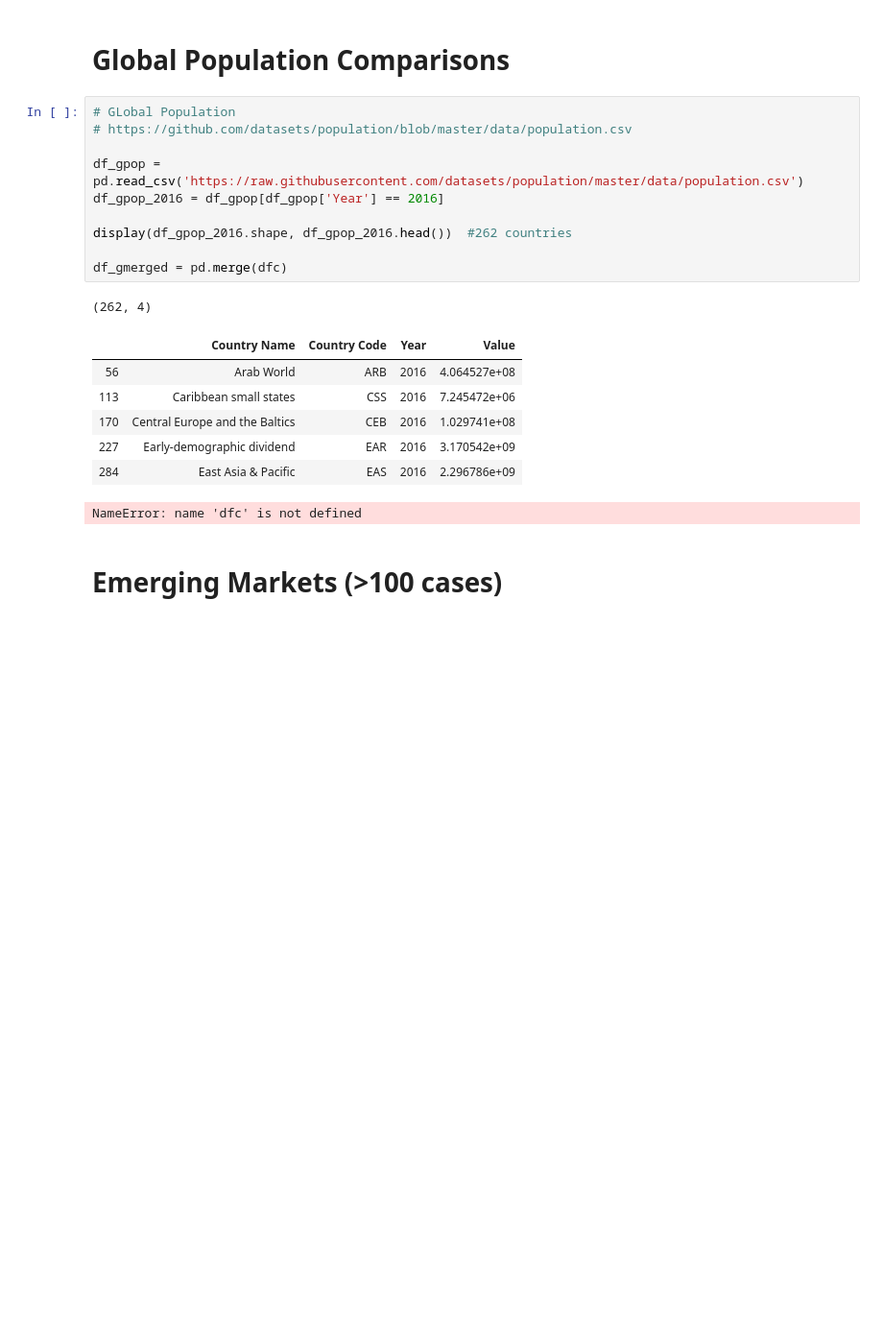
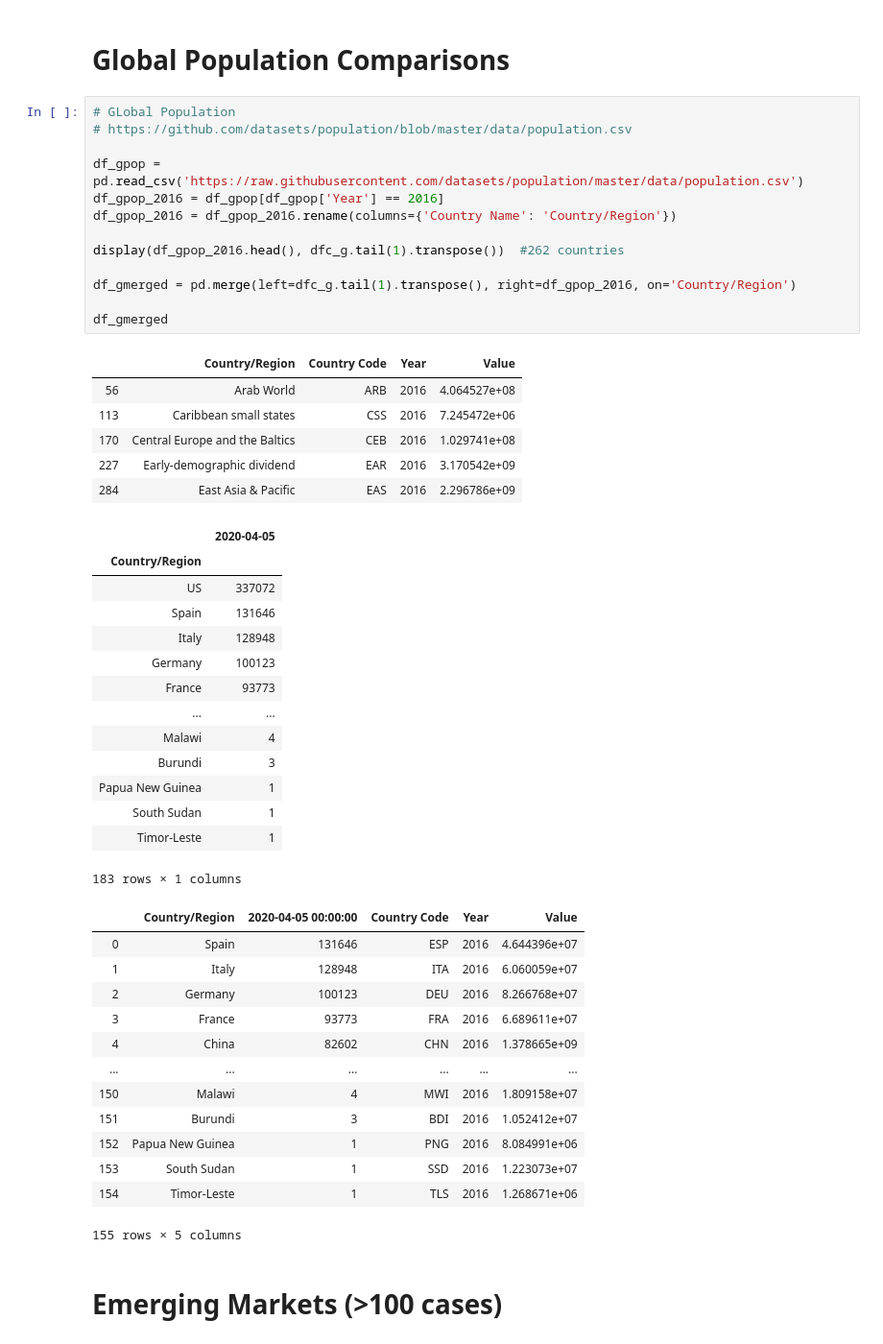
Before and after one commit to dougfoo/machineLearning, a Jupyter notebook: covid/COVID-global-working.ipynb, the cells around one changed output. Shown at 96% size. Saved outputs shown, nothing was run; the diff lists cells and outputs as text; blank space fills up the shorter version.

```diff
--- a/covid/COVID-global-working.ipynb
+++ b/covid/COVID-global-working.ipynb
@@ -455,22 +457,50 @@ df_roll.iloc[:,-28:].transpose().apply(np.log).plot(figsize=(14,8),title='rollin
 # %%
 # GLobal Population
 # https://github.com/datasets/population/blob/master/data/population.csv
 
 df_gpop = pd.read_csv('https://raw.githubusercontent.com/datasets/population/master/data/population.csv')
 df_gpop_2016 = df_gpop[df_gpop['Year'] == 2016]
+df_gpop_2016 = df_gpop_2016.rename(columns={'Country Name': 'Country/Region'})
 
-display(df_gpop_2016.shape, df_gpop_2016.head())  #262 countries
+display(df_gpop_2016.head(), dfc_g.tail(1).transpose())  #262 countries
 
-df_gmerged = pd.merge(dfc)
+df_gmerged = pd.merge(left=dfc_g.tail(1).transpose(), right=df_gpop_2016, on='Country/Region')
+
+df_gmerged
 # %% [output]
+|  | Country/Region | Country Code | Year | Value |
+| 56 | Arab World | ARB | 2016 | 4.064527e+08 |
+| 113 | Caribbean small states | CSS | 2016 | 7.245472e+06 |
+| 170 | Central Europe and the Baltics | CEB | 2016 | 1.029741e+08 |
+| 227 | Early-demographic dividend | EAR | 2016 | 3.170542e+09 |
+| 284 | East Asia & Pacific | EAS | 2016 | 2.296786e+09 |
+|  | 2020-04-05 |
+| Country/Region |  |
+| US | 337072 |
+| Spain | 131646 |
+| Italy | 128948 |
+| Germany | 100123 |
+| France | 93773 |
+| ... | ... |
+| Malawi | 4 |
+| Burundi | 3 |
+| Papua New Guinea | 1 |
+| South Sudan | 1 |
+| Timor-Leste | 1 |
-(262, 4)
+183 rows × 1 columns
-|  | Country Name | Country Code | Year | Value |
-| 56 | Arab World | ARB | 2016 | 4.064527e+08 |
-| 113 | Caribbean small states | CSS | 2016 | 7.245472e+06 |
-| 170 | Central Europe and the Baltics | CEB | 2016 | 1.029741e+08 |
-| 227 | Early-demographic dividend | EAR | 2016 | 3.170542e+09 |
-| 284 | East Asia & Pacific | EAS | 2016 | 2.296786e+09 |
+|  | Country/Region | 2020-04-05 00:00:00 | Country Code | Year | Value |
+| 0 | Spain | 131646 | ESP | 2016 | 4.644396e+07 |
+| 1 | Italy | 128948 | ITA | 2016 | 6.060059e+07 |
+| 2 | Germany | 100123 | DEU | 2016 | 8.266768e+07 |
+| 3 | France | 93773 | FRA | 2016 | 6.689611e+07 |
+| 4 | China | 82602 | CHN | 2016 | 1.378665e+09 |
+| ... | ... | ... | ... | ... | ... |
+| 150 | Malawi | 4 | MWI | 2016 | 1.809158e+07 |
+| 151 | Burundi | 3 | BDI | 2016 | 1.052412e+07 |
+| 152 | Papua New Guinea | 1 | PNG | 2016 | 8.084991e+06 |
+| 153 | South Sudan | 1 | SSD | 2016 | 1.223073e+07 |
+| 154 | Timor-Leste | 1 | TLS | 2016 | 1.268671e+06 |
-NameError: name 'dfc' is not defined
+155 rows × 5 columns
 # %% [markdown]
 # Emerging Markets (>100 cases)
 # %%
```
Also changed, not shown: parts of 2 cells of this notebook, 1 other file.
